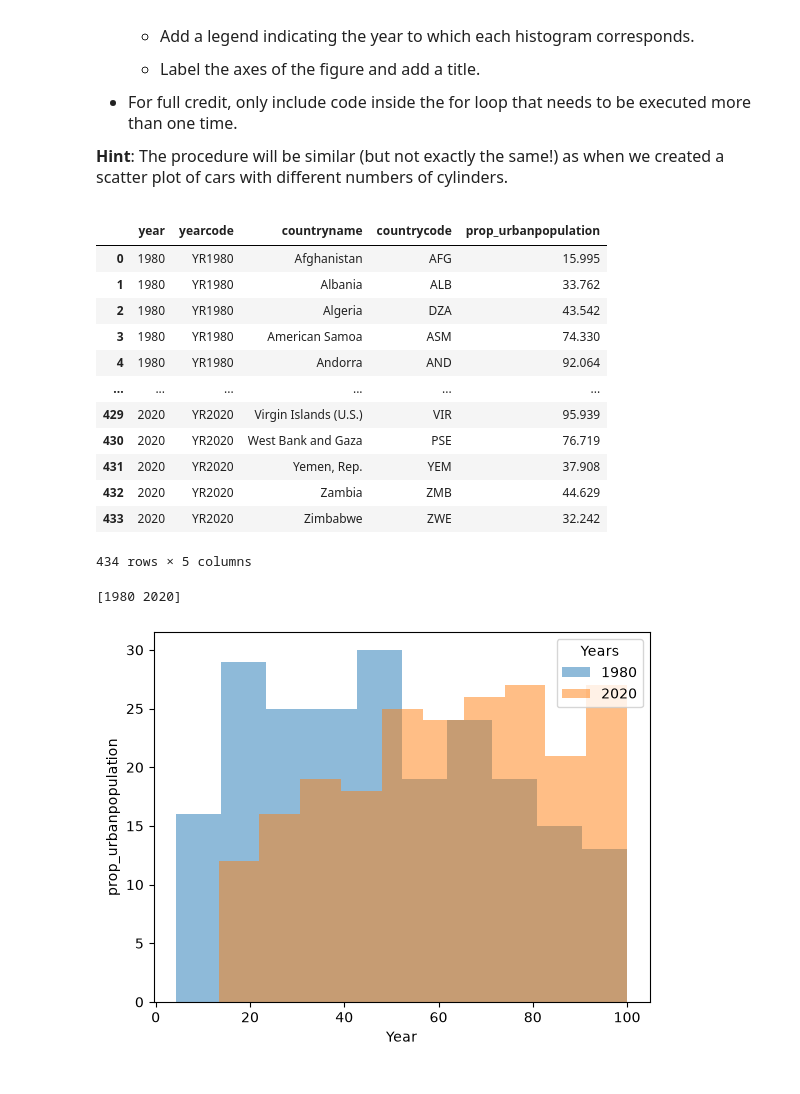
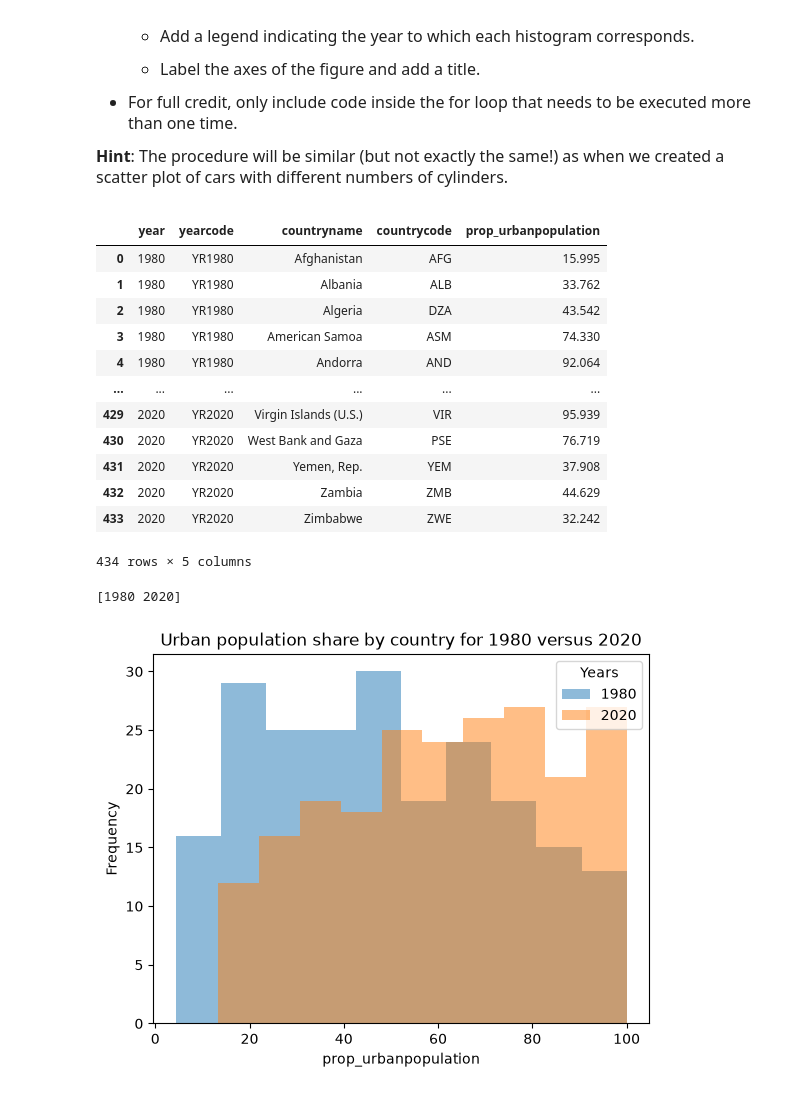
Before and after one commit to zbcollege27-blip/datasci151fall2026, a Jupyter notebook: _assignments/assignment_7/Assignment7.ipynb, the cells around one changed output. Drawn from its saved outputs; the diff is of its cells as text; code cells hidden in the pictures.

```diff
--- a/_assignments/assignment_7/Assignment7.ipynb
+++ b/_assignments/assignment_7/Assignment7.ipynb
@@ -283,33 +283,34 @@ import numpy as np
 import matplotlib.pyplot as plt
 
 wdi = pd.read_csv("data/wdi_urban.csv")
 display(wdi)
 
 unique_years = pd.unique(wdi["year"])
 print(unique_years)
 
 for years in unique_years:
     df = wdi.query("year == @years")
     plt.hist(x = df["prop_urbanpopulation"],  alpha = 0.5)
 
-plt.xlabel("Year")
-plt.ylabel("prop_urbanpopulation")
+plt.xlabel("prop_urbanpopulation")
+plt.ylabel("Frequency")
+plt.title("Urban population share by country for 1980 versus 2020")
 plt.legend(labels = unique_years,
            title  = "Years")
 plt.show()
 # %% [output]
 |  | year | yearcode | countryname | countrycode | prop_urbanpopulation |
 | 0 | 1980 | YR1980 | Afghanistan | AFG | 15.995 |
 | 1 | 1980 | YR1980 | Albania | ALB | 33.762 |
 | 2 | 1980 | YR1980 | Algeria | DZA | 43.542 |
 | 3 | 1980 | YR1980 | American Samoa | ASM | 74.330 |
 | 4 | 1980 | YR1980 | Andorra | AND | 92.064 |
 | ... | ... | ... | ... | ... | ... |
 | 429 | 2020 | YR2020 | Virgin Islands (U.S.) | VIR | 95.939 |
 | 430 | 2020 | YR2020 | West Bank and Gaza | PSE | 76.719 |
 | 431 | 2020 | YR2020 | Yemen, Rep. | YEM | 37.908 |
 | 432 | 2020 | YR2020 | Zambia | ZMB | 44.629 |
 | 433 | 2020 | YR2020 | Zimbabwe | ZWE | 32.242 |
 434 rows × 5 columns
 [1980 2020]
-[figure, old version]
+[figure, new version]
```
Also changed, not shown: parts of 1 cell of this notebook, 2 other files.
